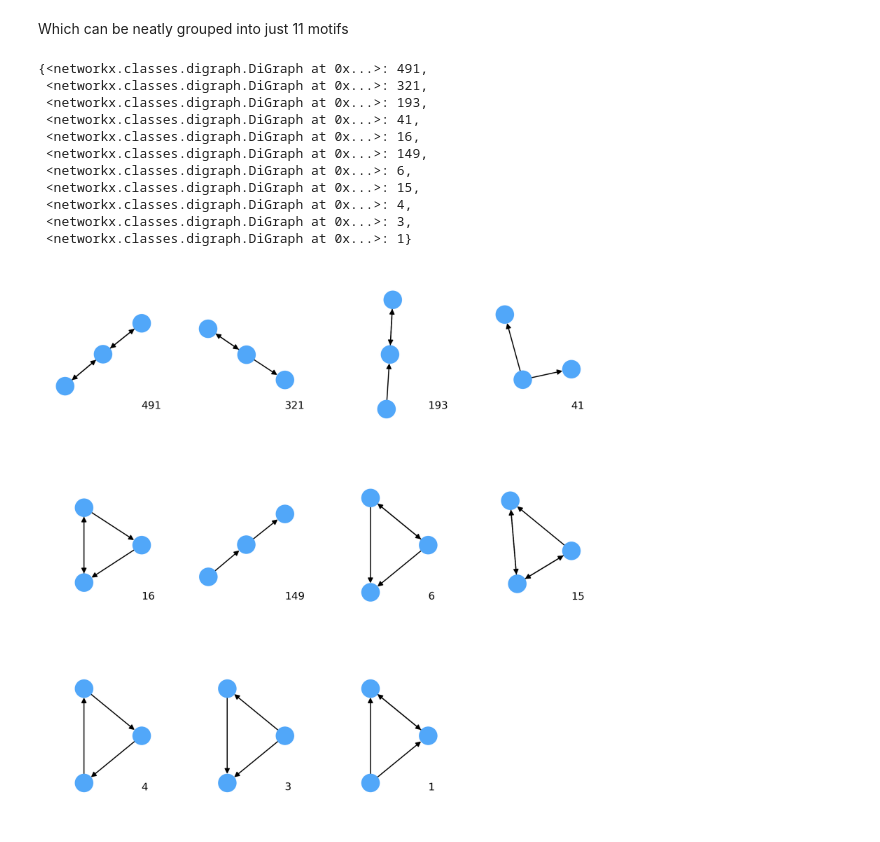
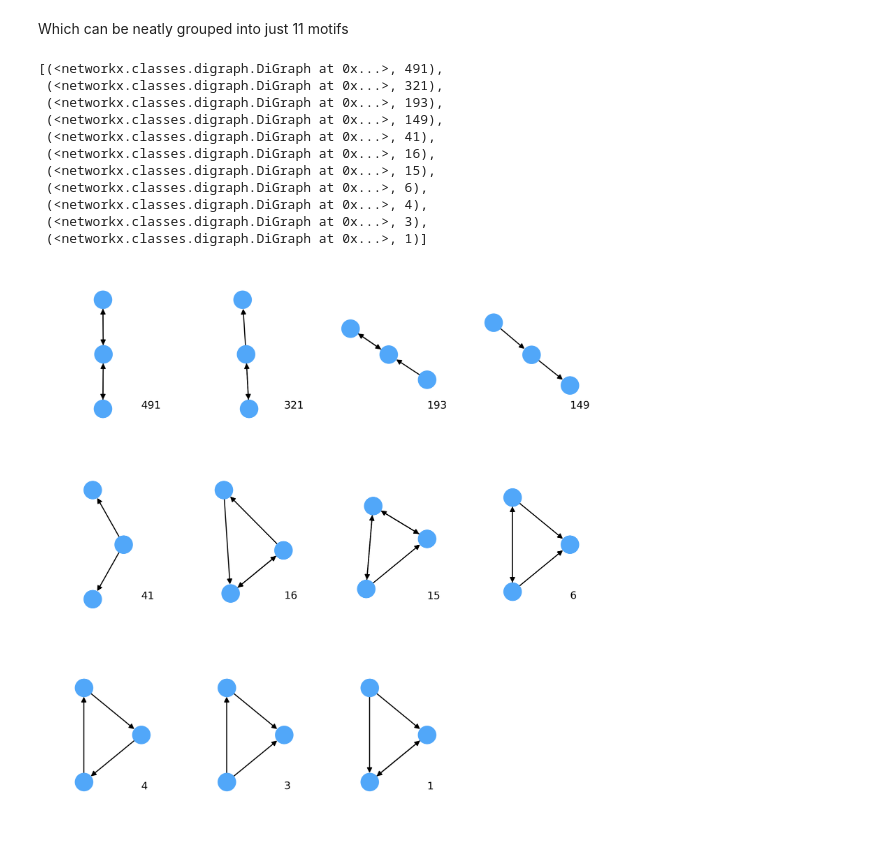
Before and after one commit to DataForScience/Graphs4Sci, a Jupyter notebook: motifs.ipynb, the cells around one changed output. Cells and saved outputs as stored; diff of their text form; code cells hidden in the pictures.

```diff
--- a/motifs.ipynb
+++ b/motifs.ipynb
@@ -371,35 +369,37 @@ counts = CountMotifs(graphs)
+# %%
+counts = sorted(list(CountMotifs(graphs).items()), key=lambda x:x[1], reverse=True)
 # %%
 counts
 # %% [output]
-{<networkx.classes.digraph.DiGraph at 0x...>: 491,
- <networkx.classes.digraph.DiGraph at 0x...>: 321,
- <networkx.classes.digraph.DiGraph at 0x...>: 193,
- <networkx.classes.digraph.DiGraph at 0x...>: 41,
- <networkx.classes.digraph.DiGraph at 0x...>: 16,
- <networkx.classes.digraph.DiGraph at 0x...>: 149,
- <networkx.classes.digraph.DiGraph at 0x...>: 6,
- <networkx.classes.digraph.DiGraph at 0x...>: 15,
- <networkx.classes.digraph.DiGraph at 0x...>: 4,
- <networkx.classes.digraph.DiGraph at 0x...>: 3,
- <networkx.classes.digraph.DiGraph at 0x...>: 1}
+[(<networkx.classes.digraph.DiGraph at 0x...>, 491),
+ (<networkx.classes.digraph.DiGraph at 0x...>, 321),
+ (<networkx.classes.digraph.DiGraph at 0x...>, 193),
+ (<networkx.classes.digraph.DiGraph at 0x...>, 149),
+ (<networkx.classes.digraph.DiGraph at 0x...>, 41),
+ (<networkx.classes.digraph.DiGraph at 0x...>, 16),
+ (<networkx.classes.digraph.DiGraph at 0x...>, 15),
+ (<networkx.classes.digraph.DiGraph at 0x...>, 6),
+ (<networkx.classes.digraph.DiGraph at 0x...>, 4),
+ (<networkx.classes.digraph.DiGraph at 0x...>, 3),
+ (<networkx.classes.digraph.DiGraph at 0x...>, 1)]
 # %%
 fig, ax_lst = plt.subplots(3, 4, figsize=(8, 8))
 ax_lst = np.array(ax_lst).flatten()
 
-for i, g in enumerate(counts.keys()):
+for i, (g, count) in enumerate(counts):
     pos = nx.layout.kamada_kawai_layout(g)
     pos = nx.layout.rescale_layout_dict(pos)
     nx.draw(g, ax=ax_lst[i], pos=pos, node_color=colors[0])
 
     ax_lst[i].set_ylim(-1.5, 1.5)
     ax_lst[i].set_xlim(-1.5, 1.5)
 
-    ax_lst[i].text(1, -1, counts[g], fontsize=10)
+    ax_lst[i].text(1, -1, count, fontsize=10)
 
 for i in range(len(counts), len(ax_lst)):
     ax_lst[i].axis('off')
 # %% [output]
-[figure, old version]
+[figure, new version]
 # %% [markdown]
 <div style="width: 100%; overflow: hidden;">
      <img src="data/D4Sci_logo_full.png" alt="Data For Science, Inc" align="center" border="0" width=300px>
```
Also changed, not shown: parts of 3 cells of this notebook, 1 other file.
